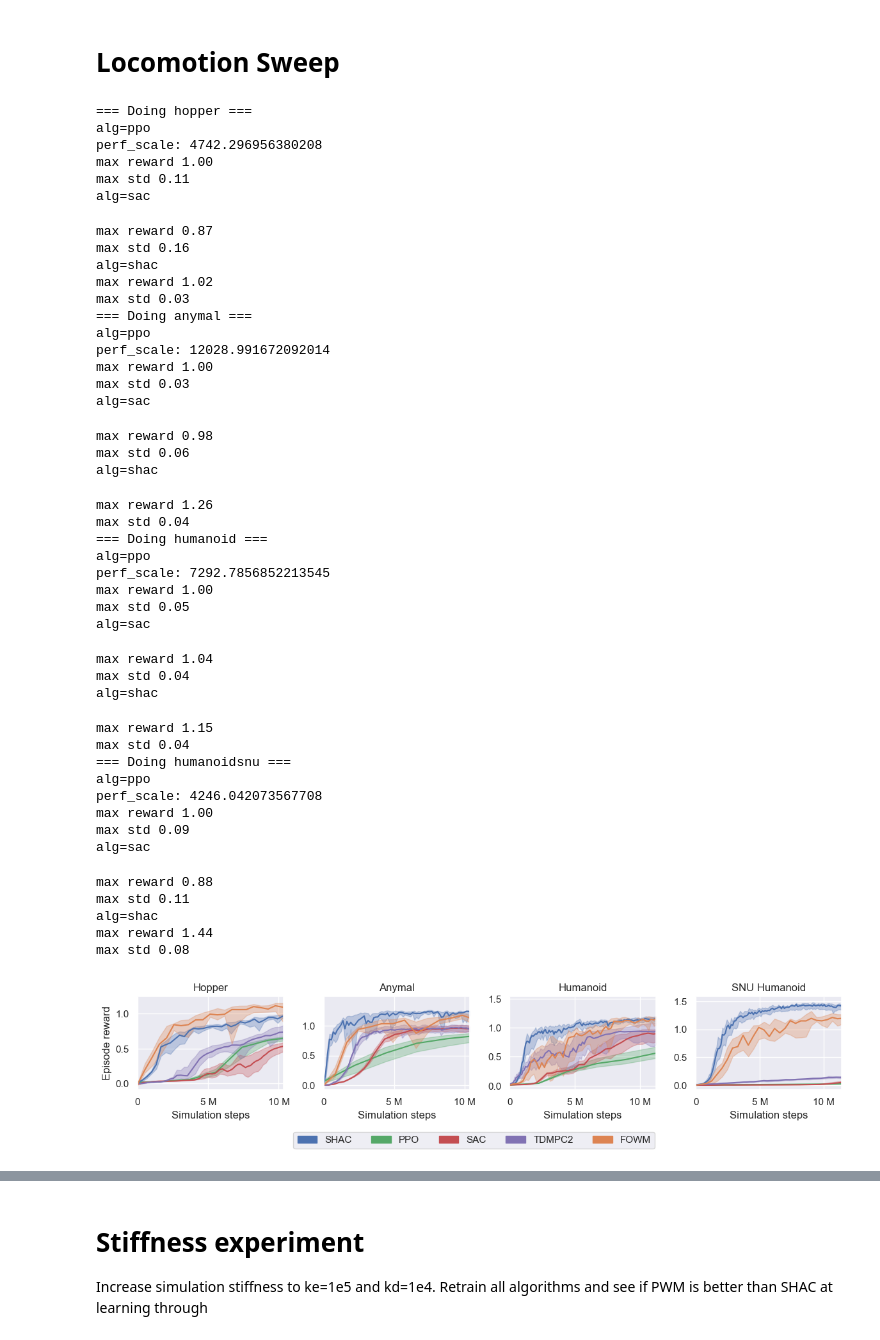
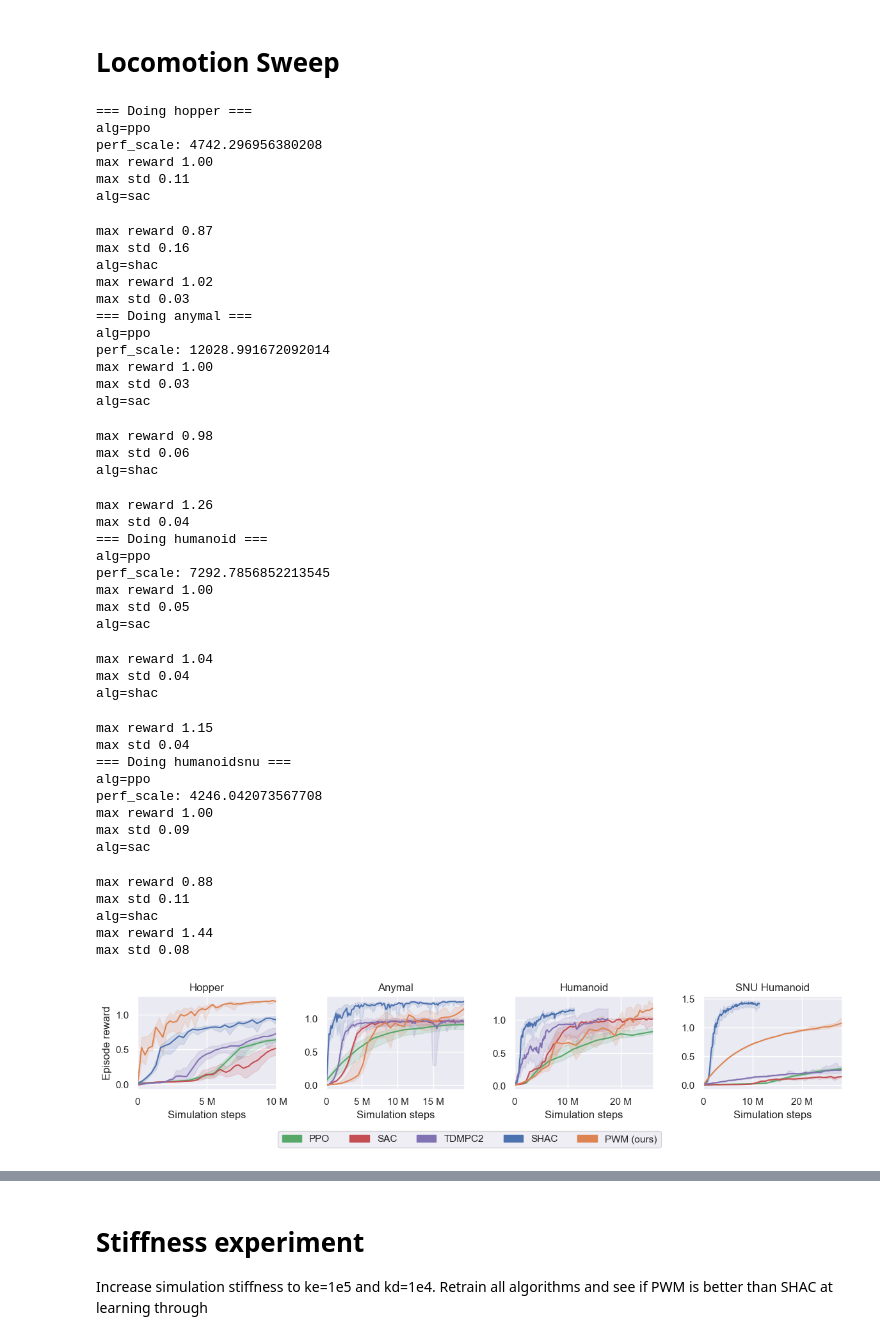
Before and after one commit to imgeorgiev/FoRL-WM, a Jupyter notebook: results/results.ipynb, the cells around one changed output, grey strips where cells are left out. Drawn from its saved outputs; the diff is of its cells as text; code cells hidden in the pictures.

Commit message:
update results

```diff
--- a/results/results.ipynb
+++ b/results/results.ipynb
@@ -228,16 +207,16 @@ score_dict = {}
 iqm = lambda scores: np.array([metrics.aggregate_iqm(scores[..., frame])
                                for frame in range(scores.shape[-1])])
 
-for alg in ["ppo", "sac", "shac", "tdmpc2", "fowm"]:
+for alg in ["ppo", "sac", "shac", "tdmpc2", "pwm"]:
     print(f"alg: {alg}")
     scores = []
     for env in ["hopper", "ant", "anymal", "humanoid", "humanoidsnu"]:
-        if alg not in ["tdmpc2", "fowm"]:
+        if alg not in ["tdmpc2", "pwm"]:
             col = "rewards/time" if alg in ["ppo", "sac"] else "rewards"
             data = process_time_data_iqm(f"data/{alg}_{env}_time.csv", sample_rates[env], col)
         else:
             col = "train/episode_reward" if alg =="tdmpc2" else "rewards"
-            data = process_step_data_iqm(f"data/{alg}_{env}.csv", col)
+            data = process_step_data_iqm(f"data/{alg}_{env}.csv", col=col)
 
         # get max index and drop IQM
         j = data[col].argmax()
@@ -420,16 +402,7 @@ max std 0.13
 # load svg results seperately
 iqm = lambda scores: trim_mean(scores, proportiontocut=0.25).flatten()
 
-# pre-process SVG since it has more unique data
-df = pd.read_csv("data/svg_results.csv")
-df = df.drop("Unnamed: 0", axis=1)
-svg_results = {}
-for col in df.columns:
-    vals = np.expand_dims(df[col].values, [1,2])
-    iqm_scores, iqm_cis = rly.get_interval_estimates({0: vals}, iqm, reps=2000)
-    svg_results.update({col: (iqm_scores[0], iqm_cis[0])})
-
-f, ax = plt.subplots(1, 4, sharey=False, figsize=(12,2.5))
+fig, ax = plt.subplots(1, 4, sharey=False, figsize=(12,2.5))
 ax = ax.flatten()
 
 smooth=None
@@ -458,10 +431,10 @@ for i, env in enumerate(["hopper", "anymal", "humanoid", "humanoidsnu"]):
 
         # Plot against steps
         ax[i].plot(data.global_step, data[col], c=colors[alg.upper()])
-        ax[i].fill_between(data.global_step, data[f"{col}_min"], data[f"{col}_max"], alpha=0.3, color=colors[alg.upper()])
+        ax[i].fill_between(data.global_step, data[f"{col}_min"], data[f"{col}_max"], alpha=0.15, color=colors[alg.upper()])
         ax[i].set_xlabel("Simulation steps")
         ax[i].xaxis.set_major_formatter(ticker.EngFormatter())
-        ax[i].set_xlim((0,data.global_step.max()))
+        # ax[i].set_xlim((0,data.global_step.max()))
 
         # # Plot against time
         # ax[i+4].plot(data.index.total_seconds()/60, data[col], c=colors[alg.upper()])
@@ -482,7 +455,7 @@ for i, env in enumerate(["hopper", "anymal", "humanoid", "humanoidsnu"]):
     data[f"{col}_min"] /= perf_scale
     data[f"{col}_max"] /= perf_scale
     ax[i].plot(data.index, data[col], color=colors["TDMPC2"])
-    ax[i].fill_between(data.index, data[f"{col}_min"], data[f"{col}_max"], color=colors["TDMPC2"], alpha=0.3)
+    ax[i].fill_between(data.index, data[f"{col}_min"], data[f"{col}_max"], color=colors["TDMPC2"], alpha=0.15)
     # last = data.index[-1]
     # span = (last, span[1])
     # ax['0'].plot(np.linspace(span[0],span[1], n), data[f"{col}"].dropna().iloc[-1].repeat(n), '--', c=colors["TDMPC2"], lw=2)
@@ -491,32 +464,23 @@ for i, env in enumerate(["hopper", "anymal", "humanoid", "humanoidsnu"]):
     if env in ["anymal", "humanoid", "humanoidsnu"]:
         ds = 50
     else:
-        ds=500
+        ds=10
 
     # plot FOWM
     col = "rewards"
-    data = process_step_data_iqm(f"data/fowm_{env}.csv", col=col, downsample=ds)
+    data = process_step_data_iqm(f"data/pwm_{env}.csv", col=col, downsample=ds)
     data[f"{col}"] /= perf_scale
     data[f"{col}_min"] /= perf_scale
     data[f"{col}_max"] /= perf_scale
-    ax[i].plot(data.index, data[col], color=colors["FOWM"])
-    ax[i].fill_between(data.index, data[f"{col}_min"], data[f"{col}_max"], color=colors["FOWM"], alpha=0.3)
+    ax[i].plot(data.index, data[col], color=colors["PWM"])
+    ax[i].fill_between(data.index, data[f"{col}_min"], data[f"{col}_max"], color=colors["PWM"], alpha=0.15)
     # last = data.index[-1]
     # span = (last, span[1])
     # ax['0'].plot(np.linspace(span[0],span[1], n), data[f"{col}"].dropna().iloc[-1].repeat(n), '--', c=colors["FOWM"], lw=2)
     # ax['1'].plot(np.linspace(span[0],span[1], n), data[f"{col}"].dropna().iloc[-1].repeat(n), '--', c=colors["FOWM"], lw=2)
+    ax[i].set_xlim((0,data.index.max()))
 
-    # # plot svg seperately
-    # n = 50
-    # mi, ma = ax[i].get_xlim()
-    # xx = np.linspace(mi, ma, n)
-    # ax[i].plot(xx, np.repeat(svg_results[env][0], n)/perf_scale, "--", c=colors["SVG"])
 
-    # mi, ma = ax[i+4].get_xlim()
-    # xx = np.linspace(mi, ma, n)
-    # ax[i+4].plot(xx, np.repeat(svg_results[env][0], n)/perf_scale, "--", c=colors["SVG"])
-
-    # print(f"svg max reward {svg_results[env][0]/perf_scale}")
 
 
 # Final cleanup
@@ -528,16 +492,15 @@ ax[2].set_title("Humanoid")
 ax[3].set_title("SNU Humanoid")
 
 # manual plot tuning
-ax[0].set_xlim((0,10357184))
-ax[1].set_xlim((0,10357184))
+# ax[0].set_xlim((0,10357184))
+# ax[1].set_xlim((0,10357184))
 # ax[5].set_xlim((0,150))
 # ax[6].set_xlim((0,150))
 
-plt.tight_layout()
 
 # Create fancy legend
-ax[1].legend(handles=fancy_legend, loc='upper center', bbox_to_anchor=(1.03, -0.4),
-          fancybox=True, shadow=False, ncol=5)
+plt.tight_layout()
+fig.legend(handles=fancy_legend, loc='center', bbox_to_anchor=(0.5, -0.05), fancybox=True, shadow=False, ncol=len(fancy_legend))
 plt.savefig("../figures/locomotion_sweep.pdf", bbox_inches="tight")
 # %% [output]
 === Doing hopper ===
@@ -557,31 +520,31 @@ perf_scale: 12028.991672092014
 max reward 1.00
 max std 0.03
 alg=sac
 max reward 0.98
 max std 0.06
 alg=shac
 max reward 1.26
 max std 0.04
 === Doing humanoid ===
 alg=ppo
 perf_scale: 7292.7856852213545
 max reward 1.00
 max std 0.05
 alg=sac
 max reward 1.04
 max std 0.04
 alg=shac
 max reward 1.15
 max std 0.04
 === Doing humanoidsnu ===
 alg=ppo
 perf_scale: 4246.042073567708
 max reward 1.00
 max std 0.09
 alg=sac
 max reward 0.88
 max std 0.11
 alg=shac
 max reward 1.44
 max std 0.08
-[figure, old version]
+[figure, new version]
```
Also changed, not shown: parts of 4 cells of this notebook, 6 other files.
